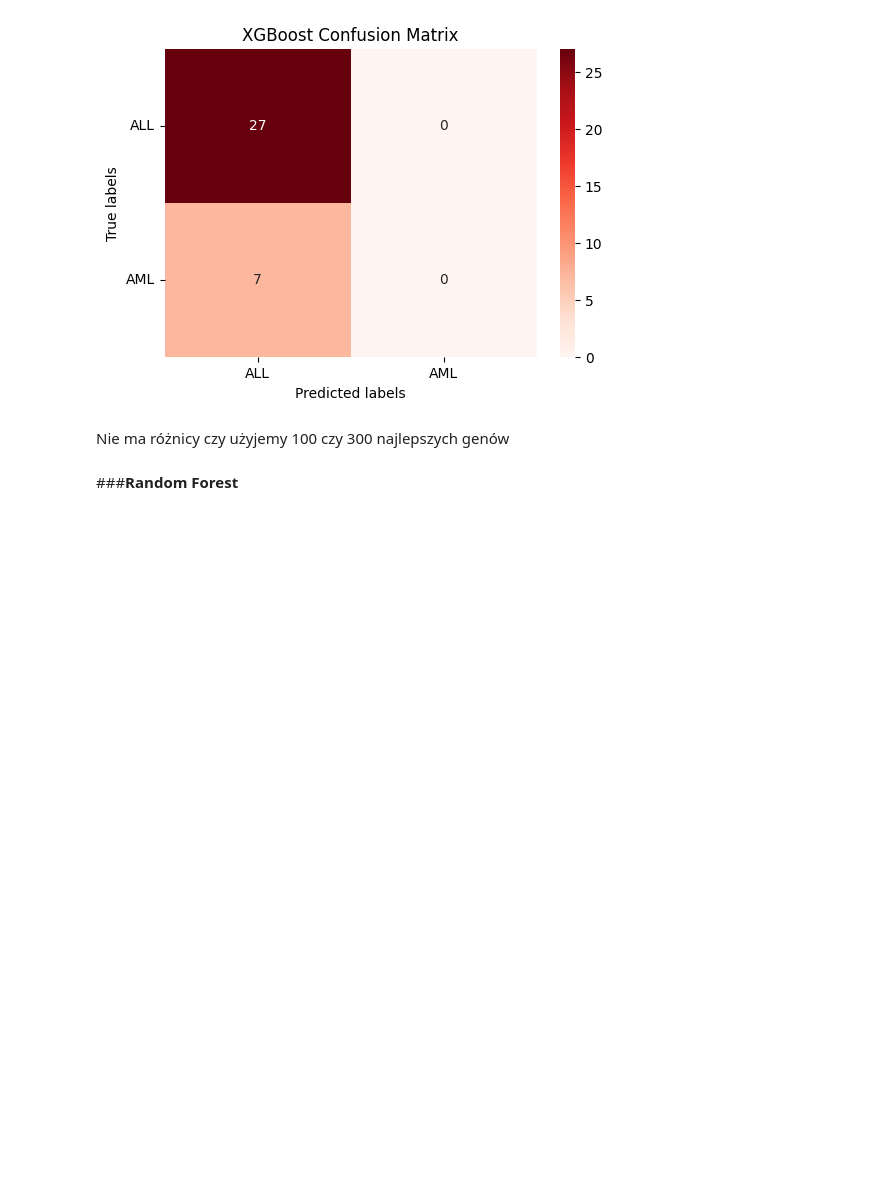
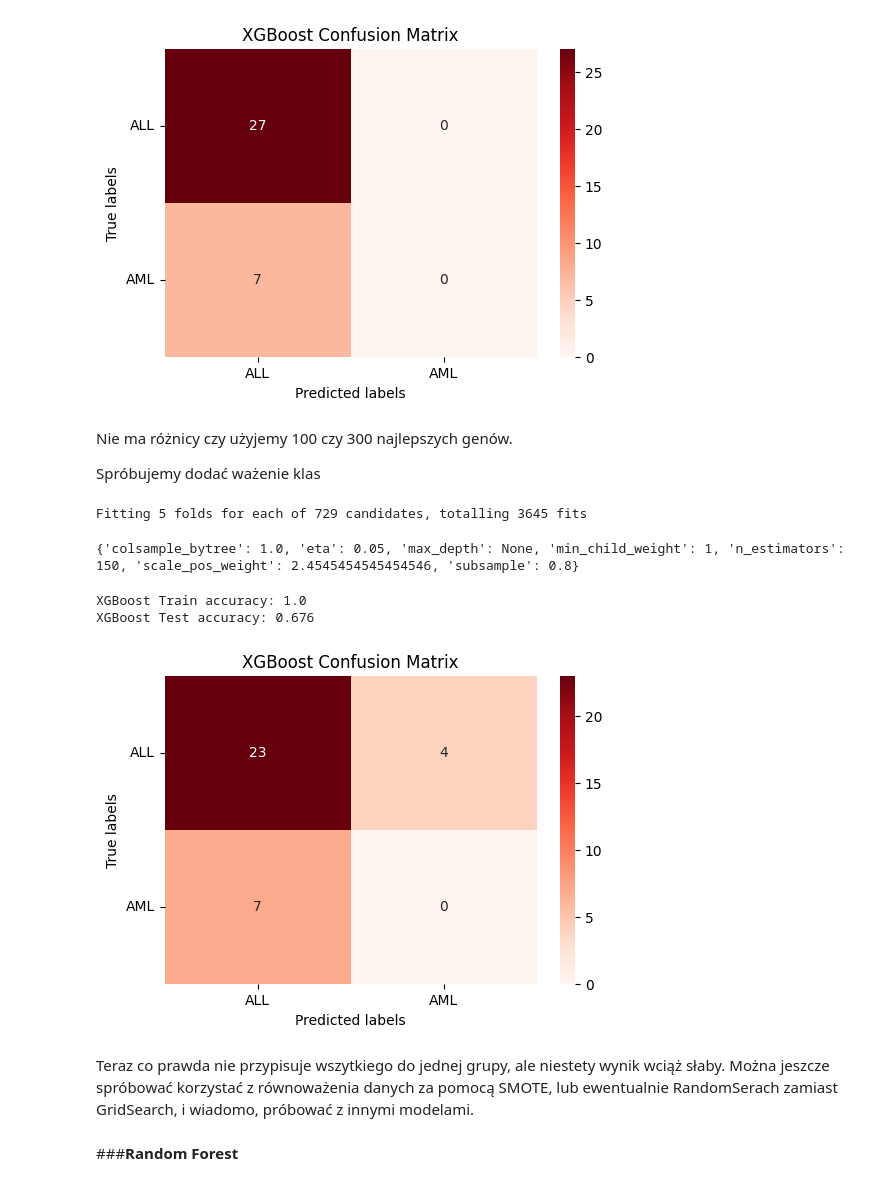
Before and after one commit to szezlong/gene-classification, a Jupyter notebook: Gene_Classification.ipynb, the cells around one changed output. Saved outputs shown, nothing was run; the diff lists cells and outputs as text; code cells hidden in the pictures; blank space fills up the shorter version.

Commit message:
Added Class Weights to RF, XGBoost parameters

```diff
--- a/Gene_Classification.ipynb
+++ b/Gene_Classification.ipynb
@@ -603,4 +602,6 @@ XGBoost Train accuracy: 0.711
 XGBoost Test accuracy: 0.794
 [figure]
 # %% [markdown]
-Nie ma różnicy czy użyjemy 100 czy 300 najlepszych genów
+Nie ma różnicy czy użyjemy 100 czy 300 najlepszych genów.
+
+Spróbujemy dodać ważenie klas
@@ -607,3 +611,57 @@ Nie ma różnicy czy użyjemy 100 czy 300 najlepszych genów
+# %%
+params = {
+    'eta': [0.05, 0.01, 0.1],
+    'max_depth': [None, 4, 8],
+    'subsample': [0.6, 0.8, 1.0],
+    'colsample_bytree':  [0.6, 0.8, 1.0],
+    'n_estimators': [100, 150, 200],
+    'min_child_weight': [1, 8, 12],
+    'scale_pos_weight': [scale_pos_weight]
+}
+
+grid_search_xgb = GridSearchCV(
+    estimator=XGBClassifier(random_state=0),
+    param_grid=params,
+    cv=5,
+    scoring='accuracy',
+    n_jobs=5,
+    verbose=1,
+)
+
+grid_search_xgb.fit(X_train, y_train)
+print(grid_search_xgb.best_params_)
+# %% [output]
+Fitting 5 folds for each of 729 candidates, totalling 3645 fits
+{'colsample_bytree': 1.0, 'eta': 0.05, 'max_depth': None, 'min_child_weight': 1, 'n_estimators': 150, 'scale_pos_weight': 2.4545454545454546, 'subsample': 0.8}
+# %%
+xgb_model_best = grid_search_xgb.best_estimator_
+
+train_pred = xgb_model_best.predict(X_train)
+print('XGBoost Train accuracy:', round(accuracy_score(y_train, train_pred), 3))
+
+test_pred = xgb_model_best.predict(X_test)
+print('XGBoost Test accuracy:', round(accuracy_score(y_test, test_pred), 3))
+
+cm_rf = confusion_matrix(y_test, test_pred)
+
+plt.figure(figsize=(6, 4))
+
+ax = plt.subplot()
+sns.heatmap(cm_rf, annot=True, ax = ax, fmt='g', cmap='Reds')
+
+labels = ['ALL', 'AML']
+
+ax.set_xlabel('Predicted labels')
+ax.set_ylabel('True labels')
+ax.set_title('XGBoost Confusion Matrix')
+ax.xaxis.set_ticklabels(labels)
+ax.yaxis.set_ticklabels(labels, rotation=360);
+# %% [output]
+XGBoost Train accuracy: 1.0
+XGBoost Test accuracy: 0.676
+[figure, added]
+# %% [markdown]
+Teraz co prawda nie przypisuje wszytkiego do jednej grupy, ale niestety wynik wciąż słaby. Można jeszcze spróbować korzystać z równoważenia danych za pomocą SMOTE, lub ewentualnie RandomSerach zamiast GridSearch, i wiadomo, próbować z innymi modelami.
 # %% [markdown]
 ###**Random Forest**
 # %%
```
Also changed, not shown: parts of 12 cells of this notebook.
